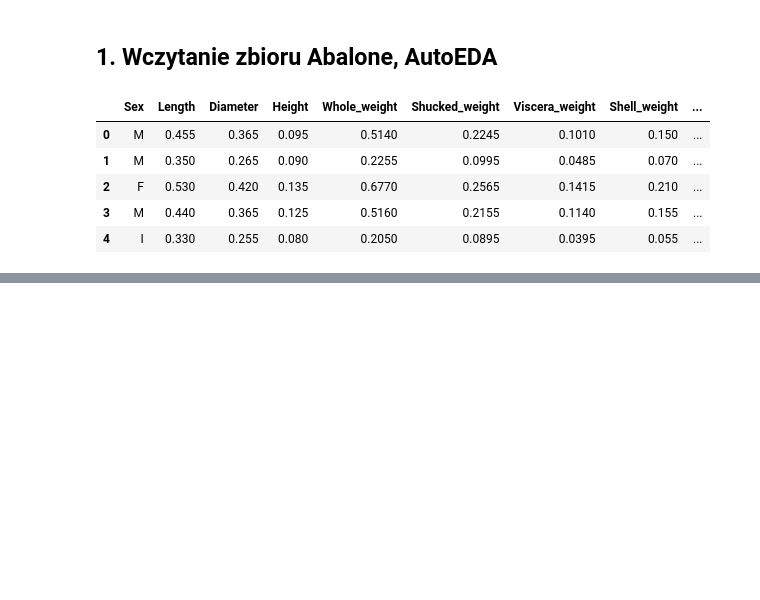
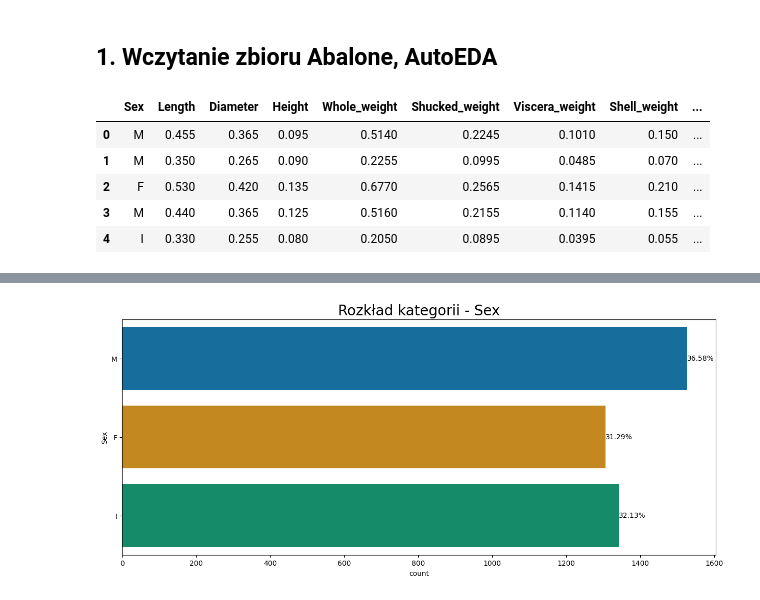
Before and after one commit to mweuro/ML_2024, a Jupyter notebook: task_4/ML_4.ipynb, the cells around one changed output, grey strips where cells are left out. Saved outputs shown, nothing was run; the diff lists cells and outputs as text; code cells hidden in the pictures; blank space fills up the shorter version.

```diff
--- a/task_4/ML_4.ipynb
+++ b/task_4/ML_4.ipynb
@@ -56,0 +87,23 @@ print(abalone.variables)
+# %%
+def count_cats(df : pd.DataFrame, dtype : str = 'object'):
+    filtered_df = df[df.select_dtypes(include = [dtype]).columns.tolist()]
+
+    fig, ax = plt.subplots(1, 1, figsize = (15, 6))
+    ax = sns.countplot(data = filtered_df, y = filtered_df.columns.item(), palette = 'colorblind')
+
+    total = len(filtered_df)
+    num_bars = len(ax.patches)
+    for p in ax.patches:
+        percentage = '{:.2f}%'.format(100 * p.get_width() / total)
+        x = p.get_x() + p.get_width() + 0.02
+        y = p.get_y() + p.get_height() / 2
+        font_size = min(10, 200 / num_bars)
+        ax.annotate(percentage, (x, y), fontsize = font_size, va = 'center')
+
+    plt.title(f'Rozkład kategorii - {filtered_df.columns.item()}', fontsize = 20)
+    plt.show()
+
+
+count_cats(df)
+# %% [output]
+[figure, added]
```
Also changed, not shown: parts of 22 cells of this notebook, 1 other file.
